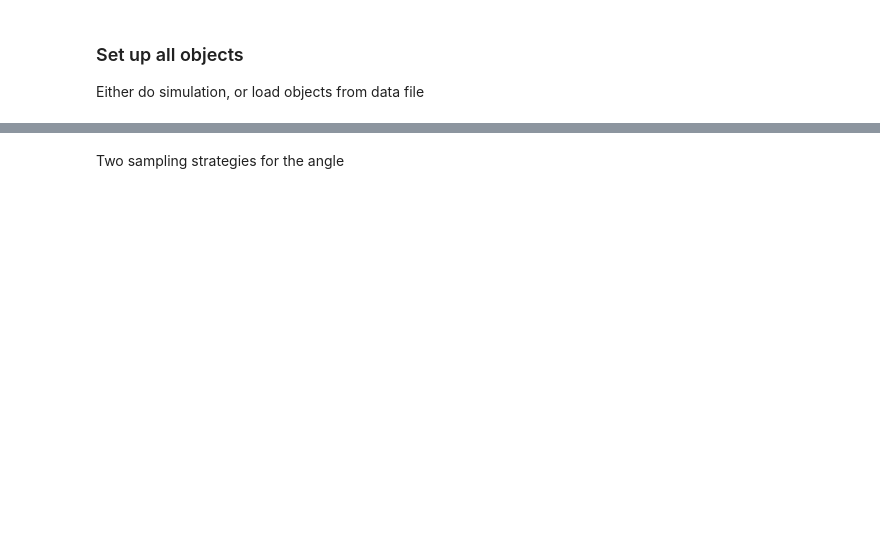
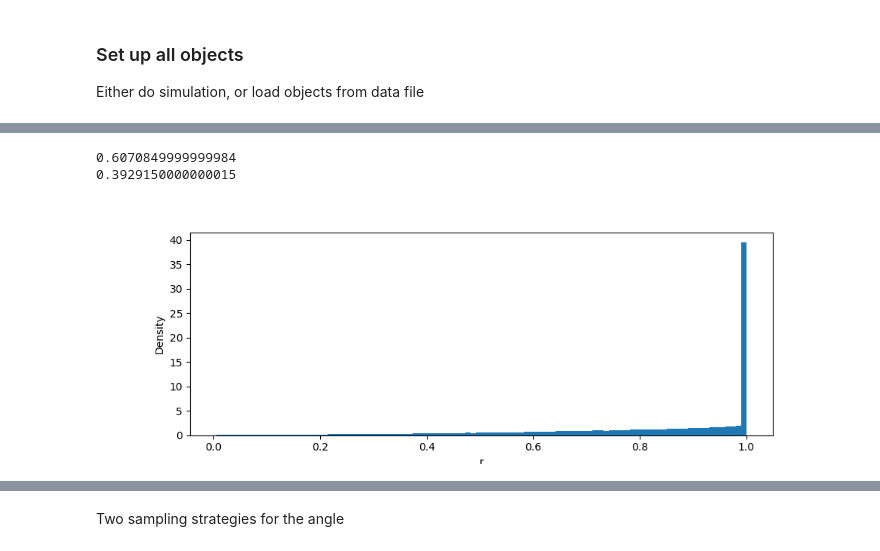
Before and after one commit to KlaasWillems/electronTransportCode, a Jupyter notebook: numericalExperiments/pointSource/PointSourceTest.ipynb, the cells around one changed output, grey strips where cells are left out. Cells and saved outputs as stored; diff of their text form; code cells hidden in the pictures; blank space fills up the shorter version.

```diff
--- a/numericalExperiments/pointSource/PointSourceTest.ipynb
+++ b/numericalExperiments/pointSource/PointSourceTest.ipynb
@@ -172,3 +139,17 @@ plt.show()
+# %%
+# Radial Particle distribution at t = 1.0
+fig, ax1 = plt.subplots(figsize=(10, 3.5))
+radialDensity = trackEndEstimator.scoreMatrix
+binVal, binEdge, _ = ax1.hist(radialDensity, bins=100, density=True)
+ax1.set_xlabel('r')
+ax1.set_ylabel('Density')
+
+print(binVal[0:-1].sum()/binVal.sum())
+print(binVal[-1].sum()/binVal.sum())
+# %% [output]
+0.6070849999999984
+0.3929150000000015
+[figure, added]
 # %%
  # End particle distribution along x-axis
 ybin1Index = int((xbins)/2)
```
Also changed, not shown: parts of 10 cells of this notebook, 6 other files.
